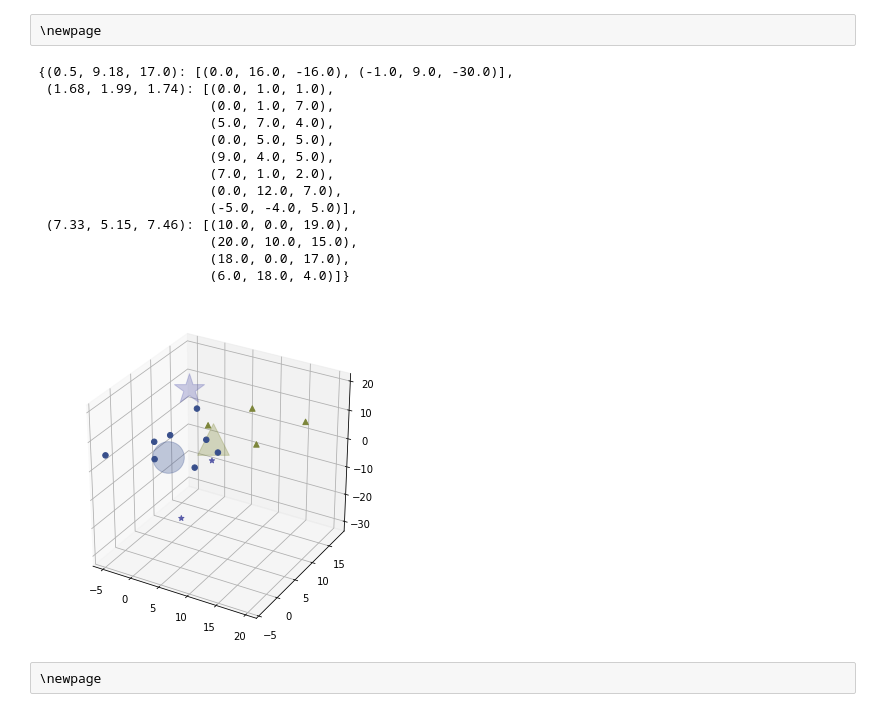
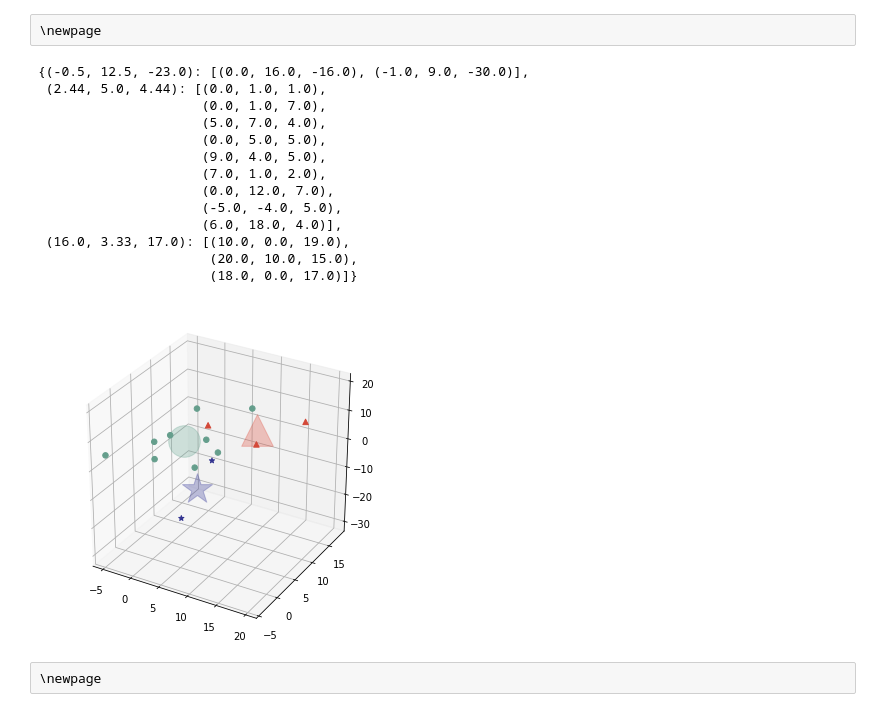
Before and after one commit to MrP4p3r/guap-mag-s3, a Jupyter notebook: isys/L1/Clusterization.ipynb, the cells around one changed output. Drawn from its saved outputs; the diff is of its cells as text; code cells hidden in the pictures.

```diff
--- a/isys/L1/Clusterization.ipynb
+++ b/isys/L1/Clusterization.ipynb
@@ -55,8 +55,8 @@ def calculate_distances(func, image, clusters):
     return distance
 
 def calculate_cluster_center(cluster):
-    """Вычисляет геометрическое среднее"""
-    return np.sqrt(np.sum(cluster**2, axis=0))/cluster.shape[0]
+    """Вычисляет арифмитическое среднее"""
+    return np.sum(cluster, axis=0)/cluster.shape[0]
 
 def clusterize(data, threshold, func):
     """Выполняет кластеризацию данных, используя заданный порог
@@ -165,22 +166,22 @@ try_clusterize(180, euclidian_distances)
 # %% [raw]
 \newpage
 # %%
-try_clusterize(280, euclidian_distances)
+try_clusterize(272, euclidian_distances)
 # %% [output]
-{(0.5, 9.18, 17.0): [(0.0, 16.0, -16.0), (-1.0, 9.0, -30.0)],
- (1.68, 1.99, 1.74): [(0.0, 1.0, 1.0),
-                      (0.0, 1.0, 7.0),
-                      (5.0, 7.0, 4.0),
-                      (0.0, 5.0, 5.0),
-                      (9.0, 4.0, 5.0),
-                      (7.0, 1.0, 2.0),
-                      (0.0, 12.0, 7.0),
-                      (-5.0, -4.0, 5.0)],
- (7.33, 5.15, 7.46): [(10.0, 0.0, 19.0),
+{(-0.5, 12.5, -23.0): [(0.0, 16.0, -16.0), (-1.0, 9.0, -30.0)],
+ (2.44, 5.0, 4.44): [(0.0, 1.0, 1.0),
+                     (0.0, 1.0, 7.0),
+                     (5.0, 7.0, 4.0),
+                     (0.0, 5.0, 5.0),
+                     (9.0, 4.0, 5.0),
+                     (7.0, 1.0, 2.0),
+                     (0.0, 12.0, 7.0),
+                     (-5.0, -4.0, 5.0),
+                     (6.0, 18.0, 4.0)],
+ (16.0, 3.33, 17.0): [(10.0, 0.0, 19.0),
                       (20.0, 10.0, 15.0),
-                      (18.0, 0.0, 17.0),
-                      (6.0, 18.0, 4.0)]}
+                      (18.0, 0.0, 17.0)]}
-[figure, old version]
+[figure, new version]
 # %% [raw]
 \newpage
 # %% [markdown]
```
Also changed, not shown: parts of 6 cells of this notebook, 3 other files.
